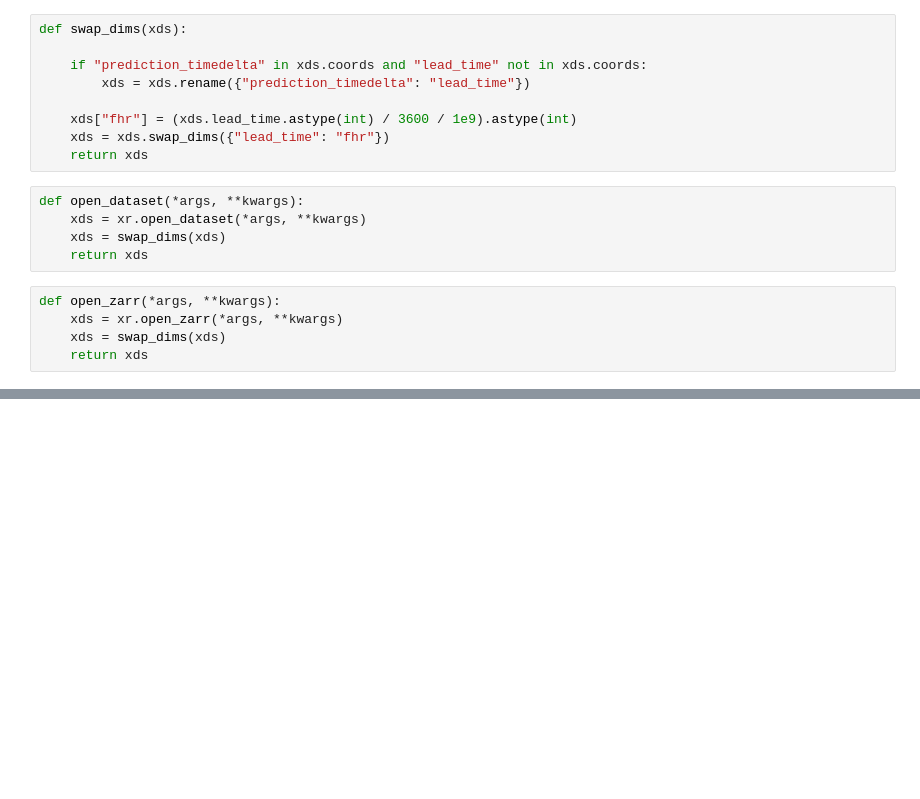
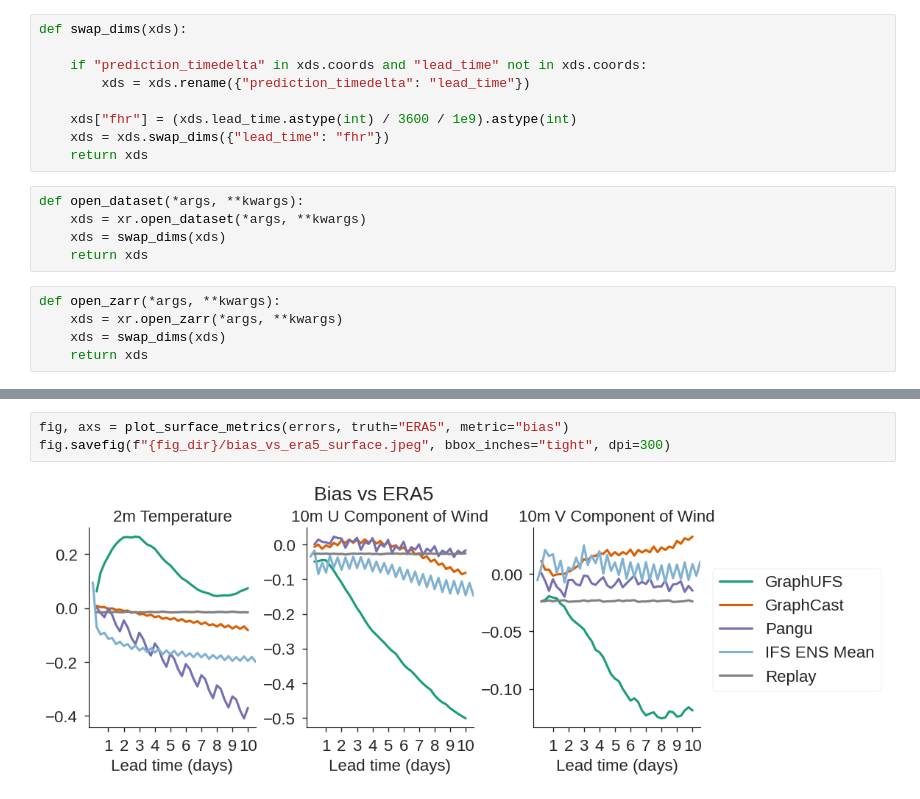
Before and after one commit to NOAA-PSL/graph-ufs, a Jupyter notebook: prototypes/p1/plot_error.ipynb, the cells around one changed output, grey strips where cells are left out. Saved outputs shown, nothing was run; the diff lists cells and outputs as text; blank space fills up the shorter version.

```diff
--- a/prototypes/p1/plot_error.ipynb
+++ b/prototypes/p1/plot_error.ipynb
@@ -480,0 +125,5 @@ Plotting ...
+# %%
+fig, axs = plot_surface_metrics(errors, truth="ERA5", metric="bias")
+fig.savefig(f"{fig_dir}/bias_vs_era5_surface.jpeg", bbox_inches="tight", dpi=300)
+# %% [output]
+[figure, added]
```
Also changed, not shown: parts of 49 cells of this notebook, 4 other files.
